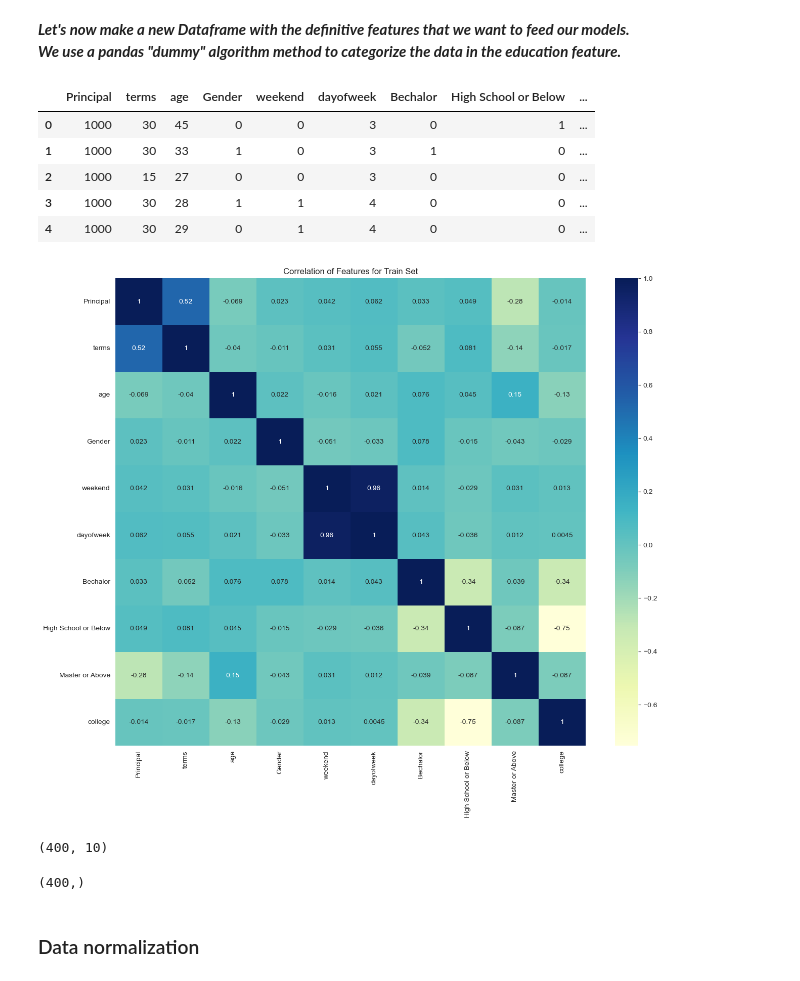
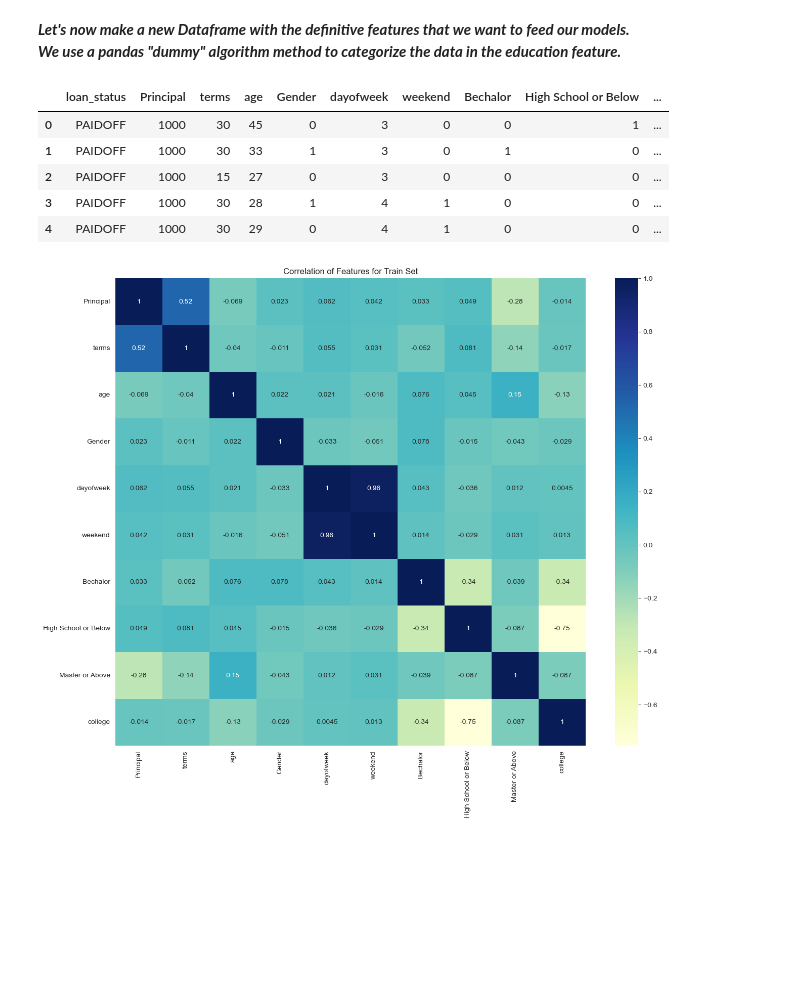
Before and after one commit to ThatPoter/Bank-Loan-Classifier, a Jupyter notebook: LoansStatusClassification(Unbalanced).ipynb, the cells around one changed output. Cells and saved outputs as stored; diff of their text form; code cells hidden in the pictures; blank space fills up the shorter version.

```diff
--- a/LoansStatusClassification(Unbalanced).ipynb
+++ b/LoansStatusClassification(Unbalanced).ipynb
@@ -391,35 +400,25 @@ Name: Gender, dtype: int64
 ***We use a pandas "dummy" algorithm method to categorize the data in the education feature.***
 # %%
 # select the features to be used
-features = df[["Principal", "terms", "age", "Gender", "weekend", "dayofweek"]]
+df = df.drop(["effective_date", "due_date"], axis=1)
 
 # one hot encode the features
-features = pd.concat([features, pd.get_dummies(df["education"])], axis=1)
-features.head(5)
+df = pd.concat([df, pd.get_dummies(df["education"])], axis=1).drop(
+    ["education"], axis=1
+)
+df.head(5)
 # %% [output]
-|  | Principal | terms | age | Gender | weekend | dayofweek | Bechalor | High School or Below | ... |
-| 0 | 1000 | 30 | 45 | 0 | 0 | 3 | 0 | 1 | ... |
-| 1 | 1000 | 30 | 33 | 1 | 0 | 3 | 1 | 0 | ... |
-| 2 | 1000 | 15 | 27 | 0 | 0 | 3 | 0 | 0 | ... |
-| 3 | 1000 | 30 | 28 | 1 | 1 | 4 | 0 | 0 | ... |
-| 4 | 1000 | 30 | 29 | 0 | 1 | 4 | 0 | 0 | ... |
+|  | loan_status | Principal | terms | age | Gender | dayofweek | weekend | Bechalor | High School or Below | ... |
+| 0 | PAIDOFF | 1000 | 30 | 45 | 0 | 3 | 0 | 0 | 1 | ... |
+| 1 | PAIDOFF | 1000 | 30 | 33 | 1 | 3 | 0 | 1 | 0 | ... |
+| 2 | PAIDOFF | 1000 | 15 | 27 | 0 | 3 | 0 | 0 | 0 | ... |
+| 3 | PAIDOFF | 1000 | 30 | 28 | 1 | 4 | 1 | 0 | 0 | ... |
+| 4 | PAIDOFF | 1000 | 30 | 29 | 0 | 4 | 1 | 0 | 0 | ... |
 # %%
-# HeatMap Correlation
+# HeatMap Correlation after all the preparation
 plt.figure(figsize=(15, 12))
 plt.title("Correlation of Features for Train Set")
-sns.heatmap(features.corr(numeric_only=True), vmax=1.0, annot=True, cmap="YlGnBu")
+sns.heatmap(df.corr(numeric_only=True), vmax=1.0, annot=True, cmap="YlGnBu")
 plt.show()
 # %% [output]
-[figure, old version]
+[figure, new version]
-# %%
-X = features
-X.shape
-# %% [output]
-(400, 10)
-# %%
-y = df['loan_status']
-y.shape
-# %% [output]
-(400,)
-# %% [markdown]
-### Data normalization
```
Also changed, not shown: parts of 73 cells of this notebook.
